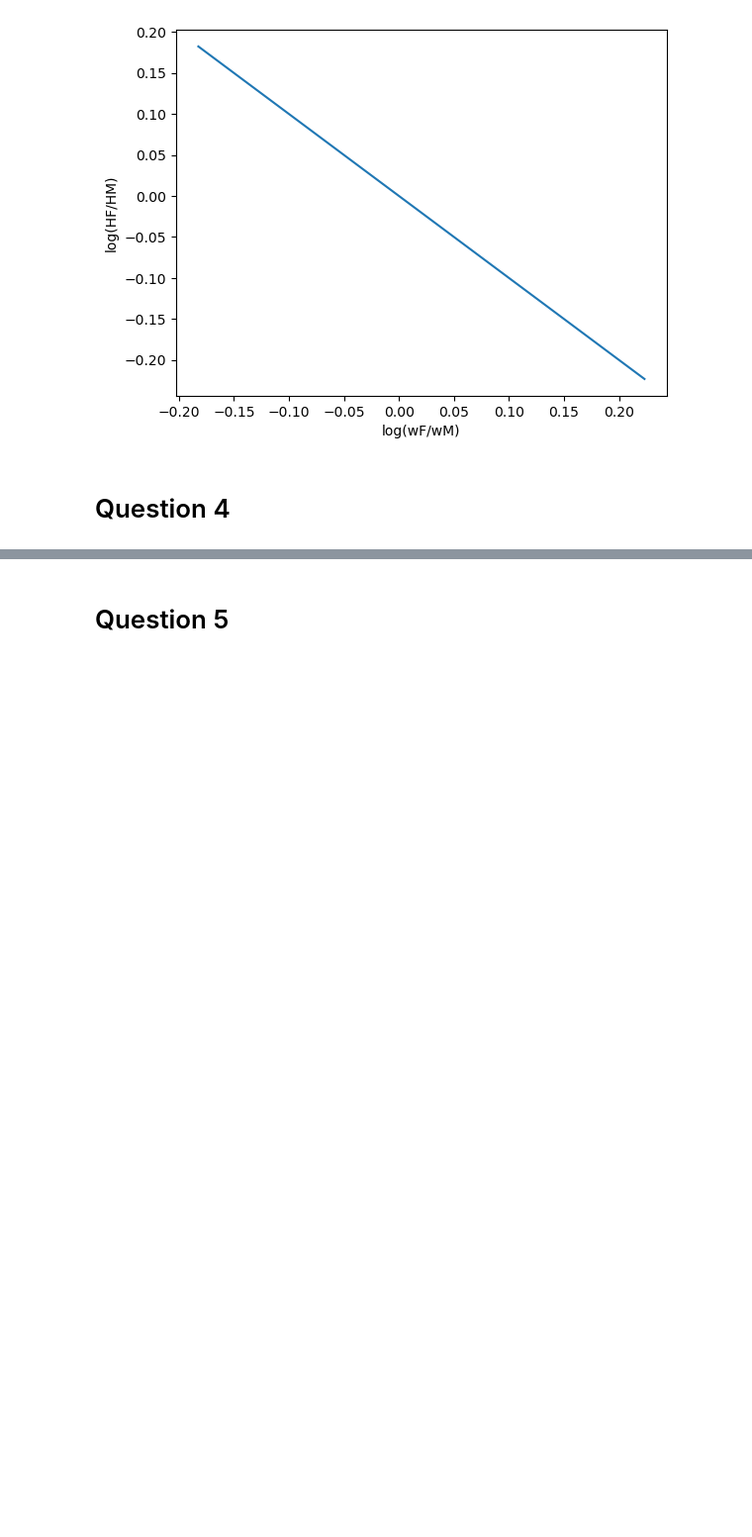
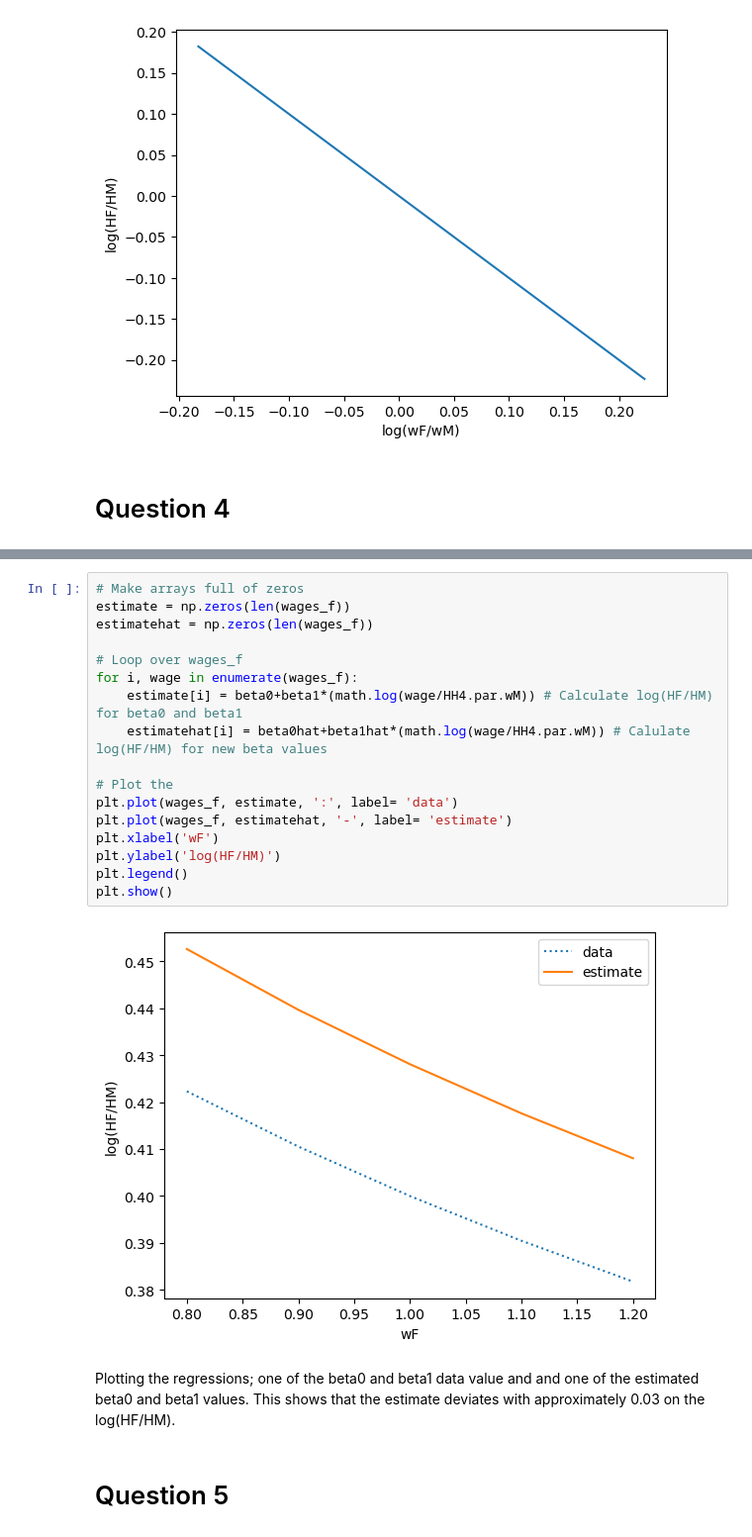
Before and after one commit to NumEconCopenhagen/projects-2023-mmj, a Jupyter notebook: inauguralproject/inauguralproject.ipynb, the cells around one changed output, grey strips where cells are left out. Shown at 99% size. Drawn from its saved outputs; the diff is of its cells as text; blank space fills up the shorter version.

```diff
--- a/inauguralproject/inauguralproject.ipynb
+++ b/inauguralproject/inauguralproject.ipynb
@@ -161,2 +206,23 @@ plt.show()
+# %%
+# Make arrays full of zeros
+estimate = np.zeros(len(wages_f))
+estimatehat = np.zeros(len(wages_f))
+
+# Loop over wages_f
+for i, wage in enumerate(wages_f):
+    estimate[i] = beta0+beta1*(math.log(wage/HH4.par.wM)) # Calculate log(HF/HM) for beta0 and beta1
+    estimatehat[i] = beta0hat+beta1hat*(math.log(wage/HH4.par.wM)) # Calulate log(HF/HM) for new beta values
+
+# Plot the
+plt.plot(wages_f, estimate, ':', label= 'data')
+plt.plot(wages_f, estimatehat, '-', label= 'estimate')
+plt.xlabel('wF')
+plt.ylabel('log(HF/HM)')
+plt.legend()
+plt.show()
+# %% [output]
+[figure, added]
+# %% [markdown]
+Plotting the regressions; one of the beta0 and beta1 data value and and one of the estimated beta0 and beta1 values. This shows that the estimate deviates with approximately 0.03 on the log(HF/HM).
 # %% [markdown]
 # Question 5
```
Also changed, not shown: parts of 5 cells of this notebook.
